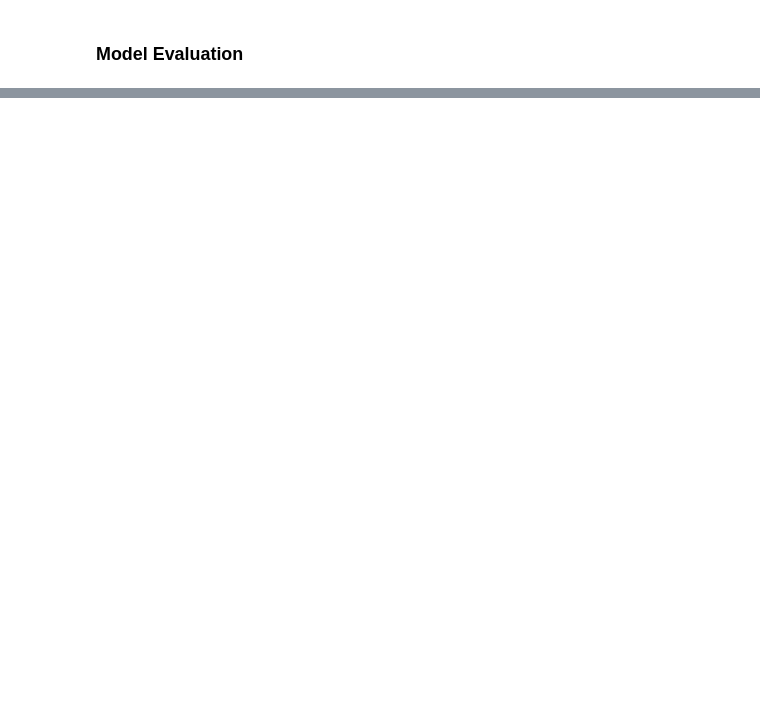
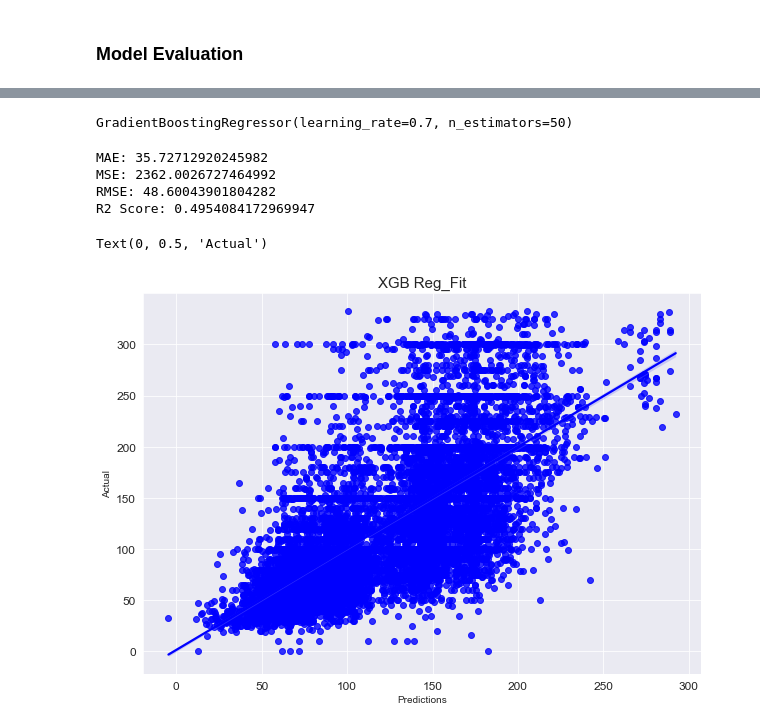
Before and after one commit to DavidNart90/House-Prediction-Model, a Jupyter notebook: Price Prediction/Price Predictions.ipynb, the cells around one changed output, grey strips where cells are left out. Cells and saved outputs as stored; diff of their text form; code cells hidden in the pictures; blank space fills up the shorter version.

```diff
--- a/Price Prediction/Price Predictions.ipynb
+++ b/Price Prediction/Price Predictions.ipynb
@@ -474,0 +474,7 @@ price_pred.to_csv("Price_Predictions.csv",index=False)
+# %%
+X1 = df.drop(["price"],axis = 1)
+y1 = df["price"]
+# %%
+#Spitting data into training set and testing set
+from sklearn.model_selection import train_test_split
+X1_train, X1_test, y1_train, y1_test = train_test_split(X1, y1, test_size=0.25, random_state=42) #30/70 split ratio
@@ -474,0 +483,26 @@ price_pred.to_csv("Price_Predictions.csv",index=False)
+# %%
+reg = GradientBoostingRegressor(learning_rate=0.7,n_estimators=50)
+reg.fit(X1_train, y1_train)
+# %% [output]
+GradientBoostingRegressor(learning_rate=0.7, n_estimators=50)
+# %%
+predict3 = reg.predict(X1_test)
+print('MAE:', metrics.mean_absolute_error(y1_test, predict3))
+print('MSE:', metrics.mean_squared_error(y1_test, predict3))
+print('RMSE:', np.sqrt(metrics.mean_squared_error(y1_test, predict3)))
+print("R2 Score:", metrics.r2_score(y1_test, predict3))
+# %% [output]
+MAE: 35.72712920245982
+MSE: 2362.0026727464992
+RMSE: 48.60043901804282
+R2 Score: 0.4954084172969947
+# %%
+#Plot of the line of best fit
+plt.figure(figsize=(10,7))
+sns.regplot(y=y1_test, x=predict3, color='blue')
+plt.title('XGB Reg_Fit', fontsize=15)
+plt.xlabel('Predictions',fontsize=10)
+plt.ylabel('Actual', fontsize = 10)
+# %% [output]
+Text(0, 0.5, 'Actual')
+[figure, added]
```
Also changed, not shown: parts of 40 cells of this notebook.
